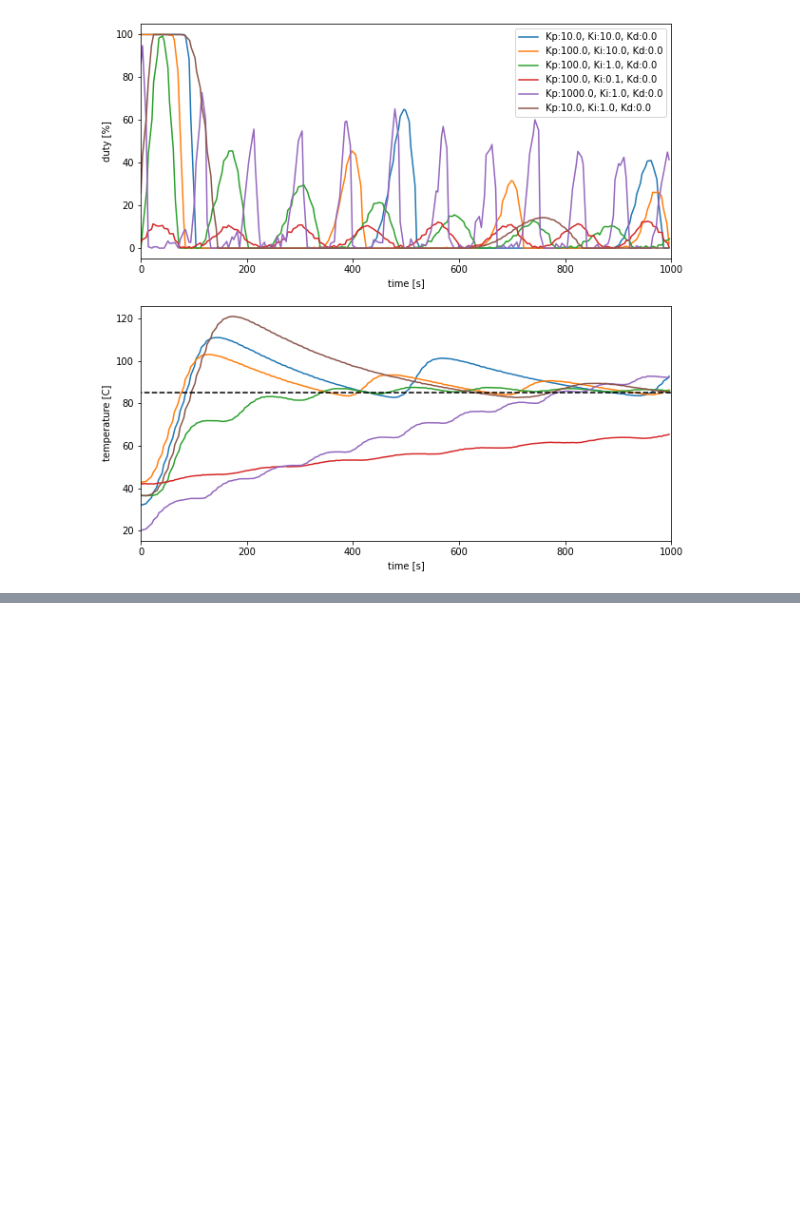
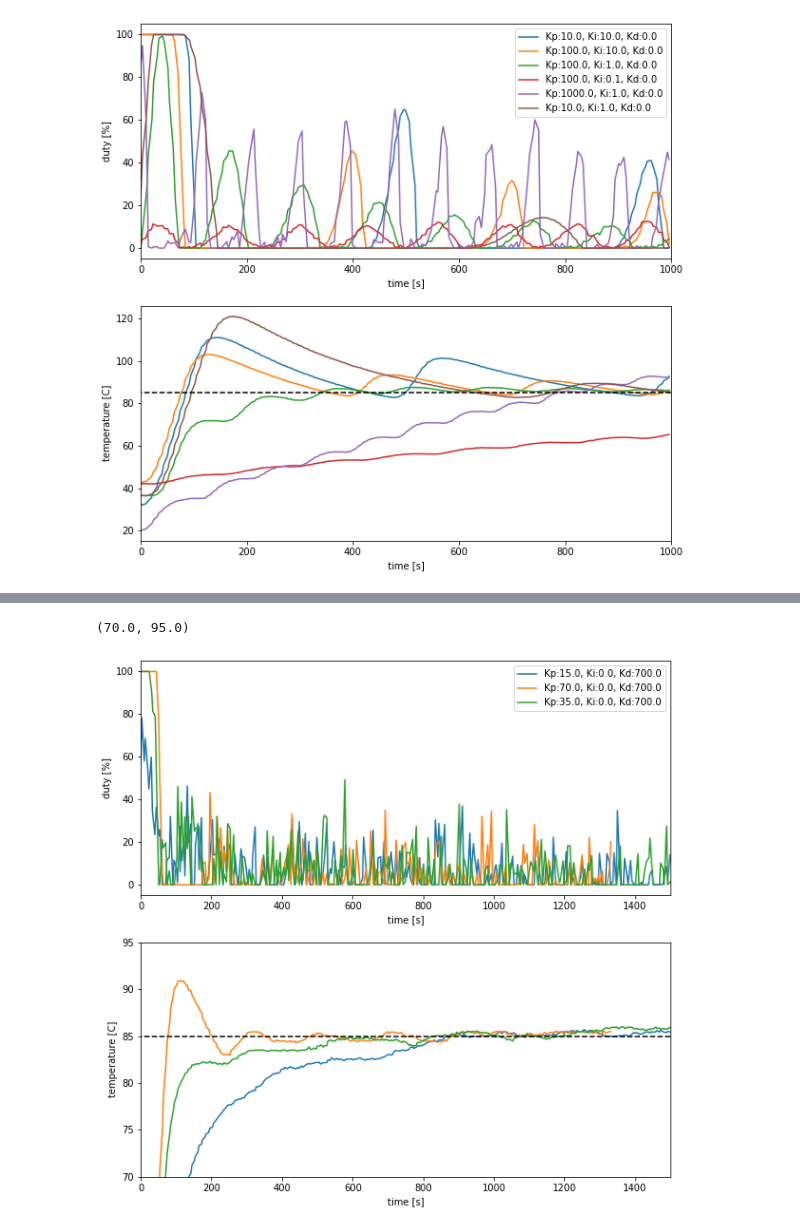
Before and after one commit to willhunt/silvia, a Jupyter notebook: docs/docs/control/assets/silvia_manual_tuning.ipynb, the cells around one changed output, grey strips where cells are left out. Saved outputs shown, nothing was run; the diff lists cells and outputs as text; code cells hidden in the pictures; blank space fills up the shorter version.

```diff
--- a/docs/docs/control/assets/silvia_manual_tuning.ipynb
+++ b/docs/docs/control/assets/silvia_manual_tuning.ipynb
@@ -671,0 +715,24 @@ ax_T.set_xlim(0, 1000)
+# %%
+dataset_filenames = [
+    "silvia_response_data_kp15ki0kd700_v31.json",
+    "silvia_response_data_kp70ki0kd700_v31.json",
+    "silvia_response_data_kp35ki0kd700_v31.json",
+]
+datasets = load_silvia_responses(dataset_filenames, time=[0, 1500])
+fig, [ax_u, ax_T] = plt.subplots(nrows=2, ncols=1, figsize=(10, 10))
+for dataset in datasets:
+    label = "Kp:{0}, Ki:{1}, Kd:{2}".format(dataset["K"][0], dataset["K"][1], dataset["K"][2])
+    ax_u.plot(dataset["t"], dataset["u"], label=label)
+    ax_T.plot(dataset["t"], dataset["T"], label=label)
+ax_T.plot(ax_T.get_xlim(), [setpoint, setpoint], '--', c='k')
+ax_u.set_xlabel('time [s]')
+ax_u.set_ylabel('duty [%]')
+ax_T.set_xlabel('time [s]')
+ax_T.set_ylabel('temperature [C]')
+ax_u.legend()
+ax_u.set_xlim(0, 1500)
+ax_T.set_xlim(0, 1500)
+ax_T.set_ylim(70, 95)
+# %% [output]
+(70.0, 95.0)
+[figure, added]
```
Also changed, not shown: parts of 5 cells of this notebook, 9 other files.
